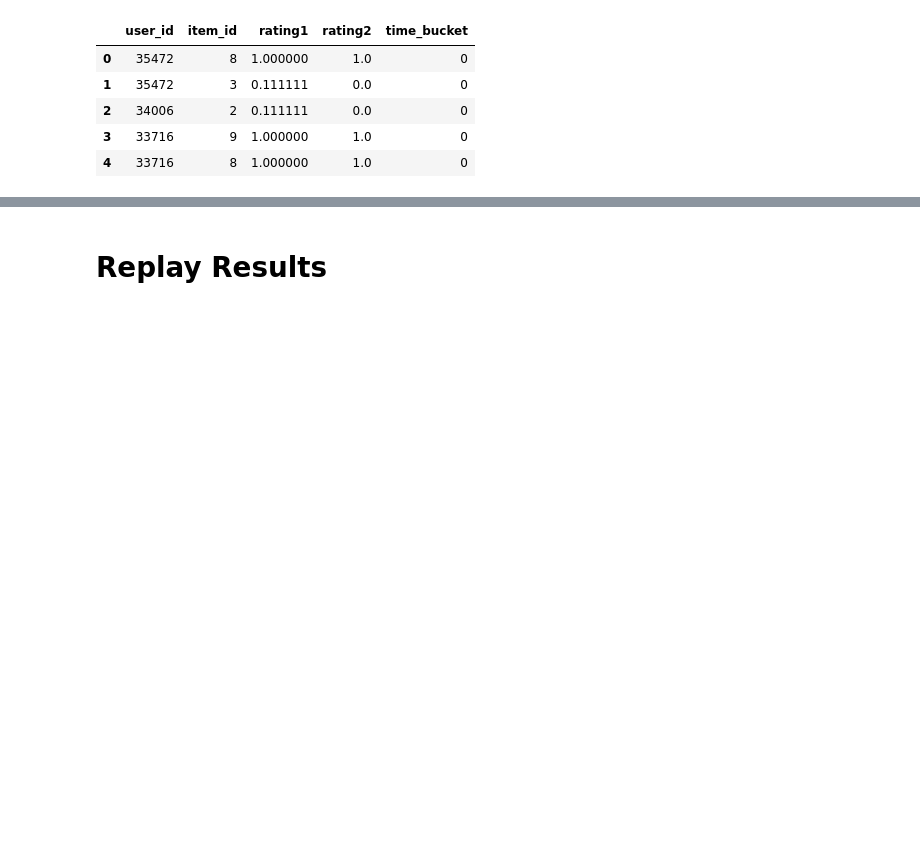
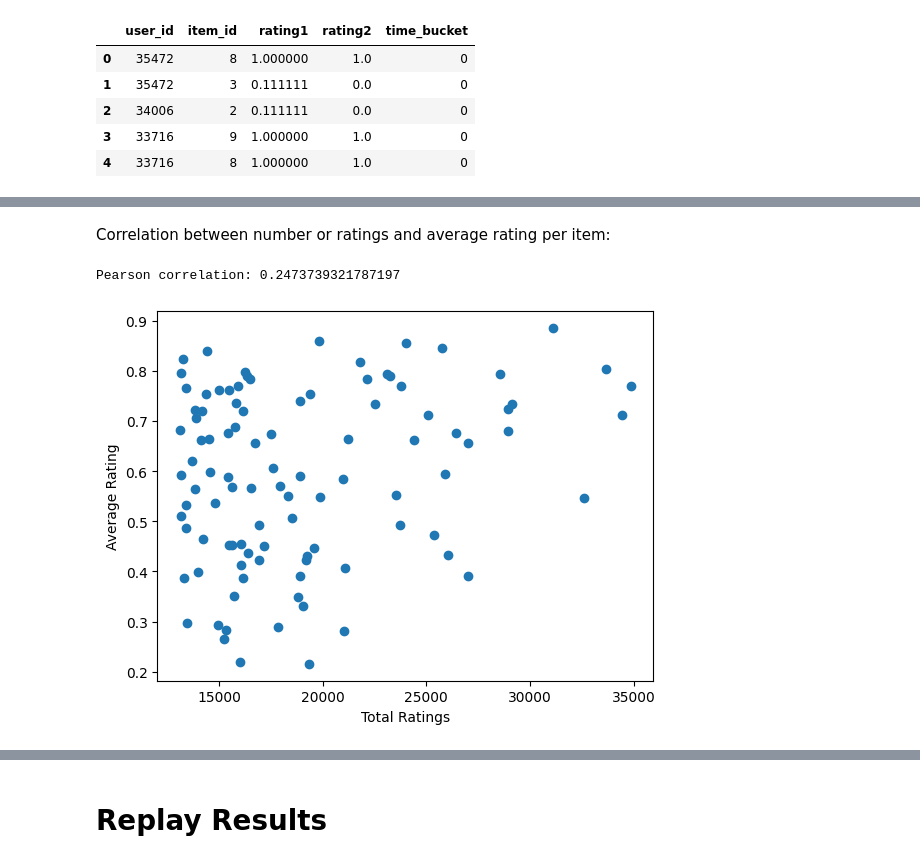
Before and after one commit to lentin26/recommender-system, a Jupyter notebook: TestBook-1.ipynb, the cells around one changed output, grey strips where cells are left out. Cells and saved outputs as stored; diff of their text form; code cells hidden in the pictures; blank space fills up the shorter version.

```diff
--- a/TestBook-1.ipynb
+++ b/TestBook-1.ipynb
@@ -281,0 +296,22 @@ print(mu)
+# %% [markdown]
+Correlation between number or ratings and average rating per item:
+# %%
+
+# get aggregations
+x = ratings.item_id.value_counts().sort_index().copy()
+y = ratings.groupby('item_id')['rating2'].mean().sort_values(ascending=False).sort_index().copy()
+
+# combine aggregations into single array
+z = np.concatenate([x.values.reshape(-1,1), y.values.reshape(-1,1)], axis=1)
+
+# print Pearson correation
+print('Pearson correlation:', pd.DataFrame(z).corr().iloc[1, 0])
+
+# plot results
+plt.scatter(z[:, 0], z[:, 1])
+plt.xlabel('Total Ratings')
+plt.ylabel('Average Rating')
+plt.show()
+# %% [output]
+Pearson correlation: 0.2473739321787197
+[figure, added]
```
Also changed, not shown: parts of 28 cells of this notebook.
